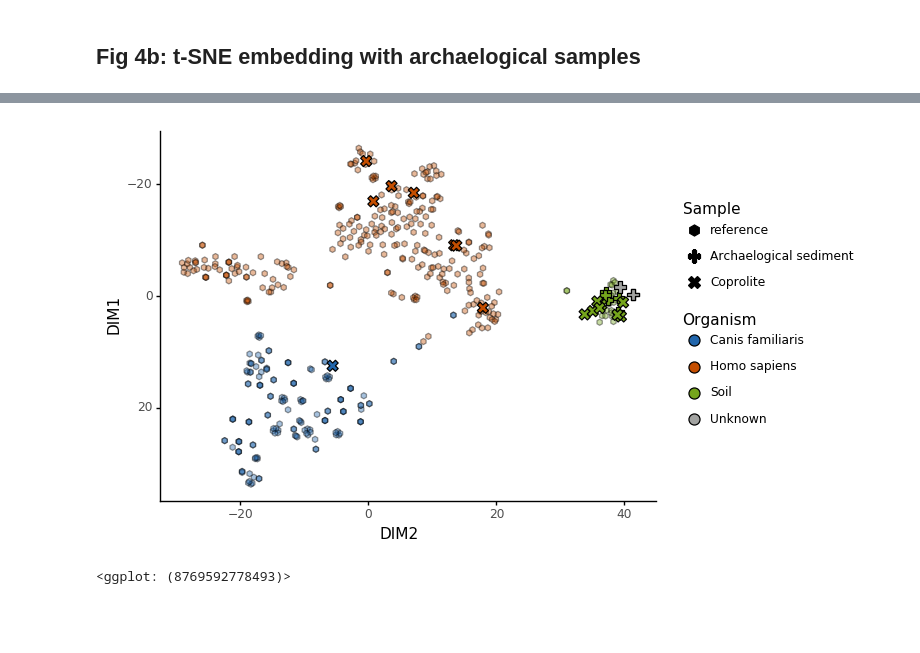
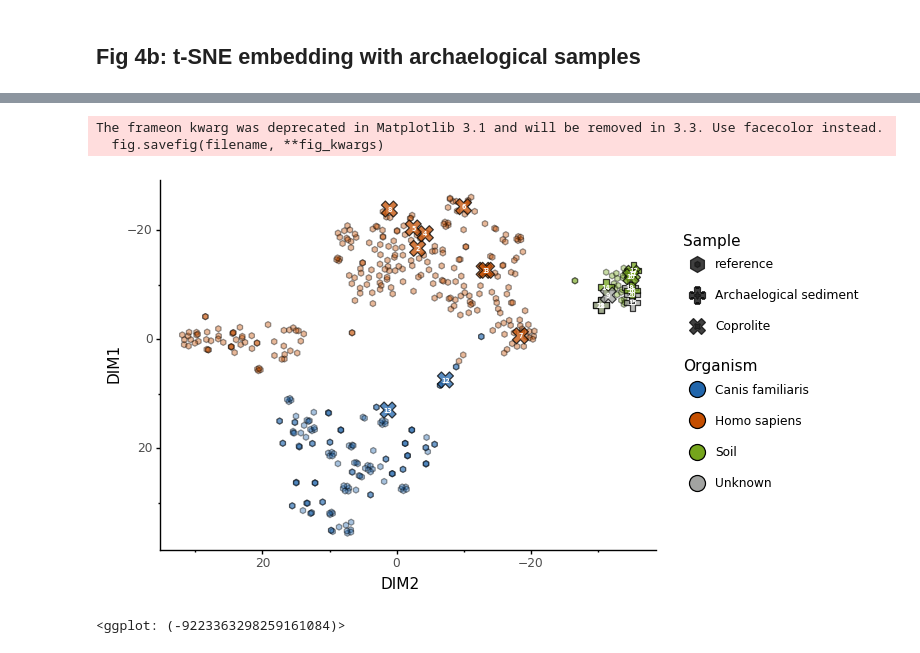
Before and after one commit to maxibor/coproid-article, a Jupyter notebook: figures/figure4/figure4.ipynb, the cells around one changed output, grey strips where cells are left out. Drawn from its saved outputs; the diff is of its cells as text; code cells hidden in the pictures; blank space fills up the shorter version.

```diff
--- a/figures/figure4/figure4.ipynb
+++ b/figures/figure4/figure4.ipynb
@@ -149,7 +153,7 @@ p
 ## Fig 4b: t-SNE embedding with archaelogical samples
 # %%
 s = "../../data/sourcepredict/sourcepredict_embedding.csv"
-s_pred = "../../data/sourcepredict/prediction_sourcepredict.csv"
+s_pred = "../../data/sourcepredict/prediction.sourcepredict.csv"
 # %%
 sp = pd.read_csv(s, index_col=0)
 # %%
@@ -232,2 +235,2 @@ sample_type = pd.Series({
 # %%
-sp_pred = sp_pred.merge(sample_type, left_index=True, right_index=True)
+sp_pred = sp_pred.merge(sample_type.T, left_index=True, right_index=True)
@@ -239,2 +236,0 @@ array([ 1,  2,  3,  4,  5,  6,  7,  8,  9, 10, 11, 12, 13, 14, 15, 16, 17,
-# %%
-sp_pred['samp_number'] = np.arange(1, sp_pred.shape[0]+1)
@@ -241,11 +301,15 @@ sp_pred['samp_number'] = np.arange(1, sp_pred.shape[0]+1)
 # %%
 p = ggplot(sp_ref, aes(x='PC1',y='PC2')) + geom_point(aes(fill='organism', shape='ml'), stroke=0.5, color='black', size = 2, alpha=0.4)
-p = p + geom_point(data = sp_pred, mapping=aes(x='PC1',y='PC2', fill='organism', shape='sample type'), stroke=0.5, color='black', size = 4)
+p = p + geom_point(data = sp_pred, mapping=aes(x='PC1',y='PC2', fill='organism', shape='sample_type'), stroke=0.5, color='black', size = 6, alpha=0.75)
+p = p + geom_text(data = sp_pred, mapping=aes(x='PC1',y='PC2', label='plot_id'), size = 4.5,fontweight = 'bold', color='white')
 p = p + scale_shape_manual(name='Sample', values={'Coprolite':'X', 'Archaelogical sediment':'P', 'reference':'h'}) + theme_classic() + labs(x='DIM1',y='DIM2')
 p = p + scale_fill_manual(name = 'Organism', values = {"Canis familiaris":"#2166ac","Homo sapiens":"#c44e00", "Soil":"#75a51c", 'Unknown':'#a2a3a1'})
-p = p  + scale_x_reverse() + coord_flip()
+p = p + guides(fill = guide_legend(override_aes = {'alpha':1}))
+p = p + coord_flip() + scale_y_reverse() + scale_x_reverse()
 p.save("results/figure4B.png", dpi=300)
 p
 # %% [output]
+The frameon kwarg was deprecated in Matplotlib 3.1 and will be removed in 3.3. Use facecolor instead.
+  fig.savefig(filename, **fig_kwargs)
-[figure, old version]
+[figure, new version]
-<ggplot: (8769592778493)>
+<ggplot: (-9223363298259161084)>
```
Also changed, not shown: parts of 22 cells of this notebook, 15 other files.
